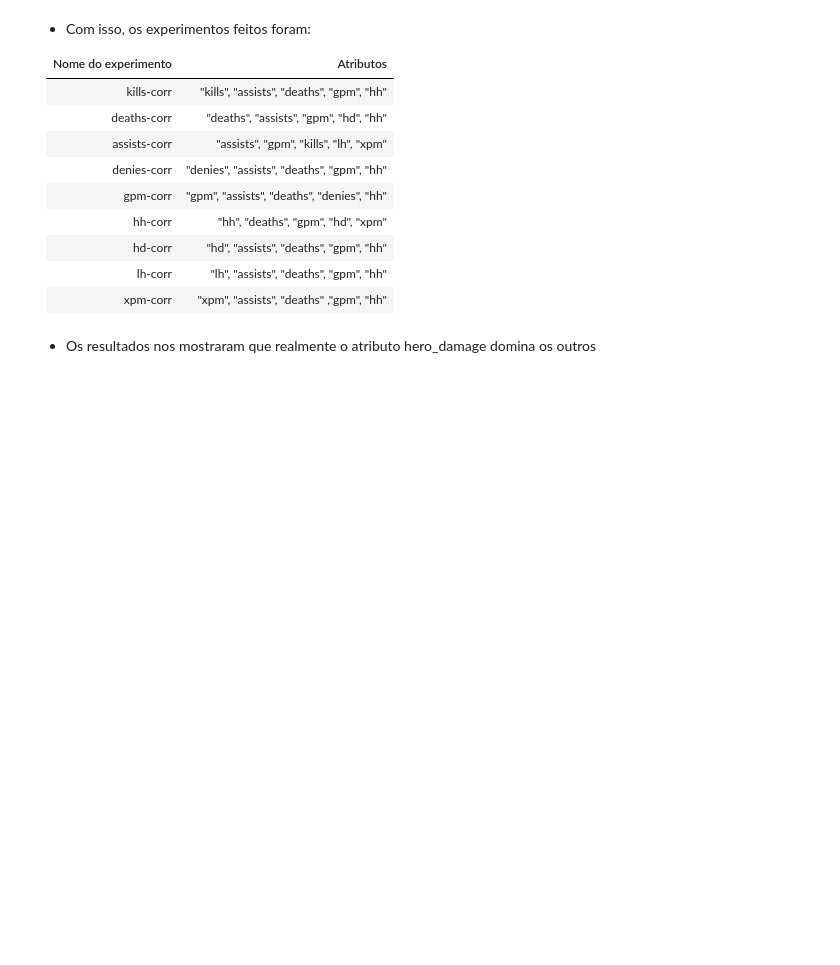
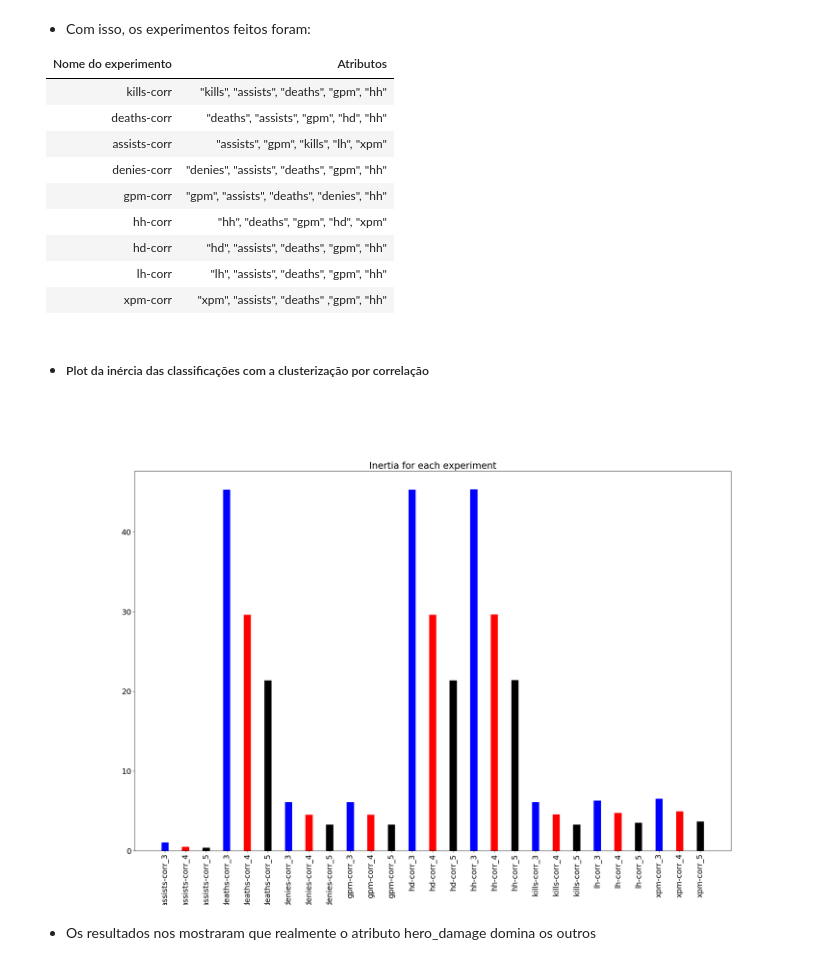
Before and after one commit to gaabrielfranco/notebooks-tcc, a Jupyter notebook: log-tcc.ipynb, the cells around one changed output. Saved outputs shown, nothing was run; the diff lists cells and outputs as text; code cells hidden in the pictures; blank space fills up the shorter version.

```diff
--- a/log-tcc.ipynb
+++ b/log-tcc.ipynb
@@ -378,5 +378,11 @@ s
 | hd-corr             	| "hd", "assists", "deaths", "gpm", "hh"     	|
 | lh-corr             	| "lh", "assists", "deaths", "gpm", "hh"     	|
 | xpm-corr            	| "xpm", "assists", "deaths" ,"gpm", "hh"    	|
+# %% [markdown]
+- ##### Plot da inércia das classificações com a clusterização por correlação
+# %%
+Image(filename='data/inertia-corr.png')
+# %% [output]
+[figure, added]
 # %% [markdown]
 - Os resultados nos mostraram que realmente o atributo hero_damage domina os outros
```
Also changed, not shown: parts of 3 cells of this notebook, 2 other files.
